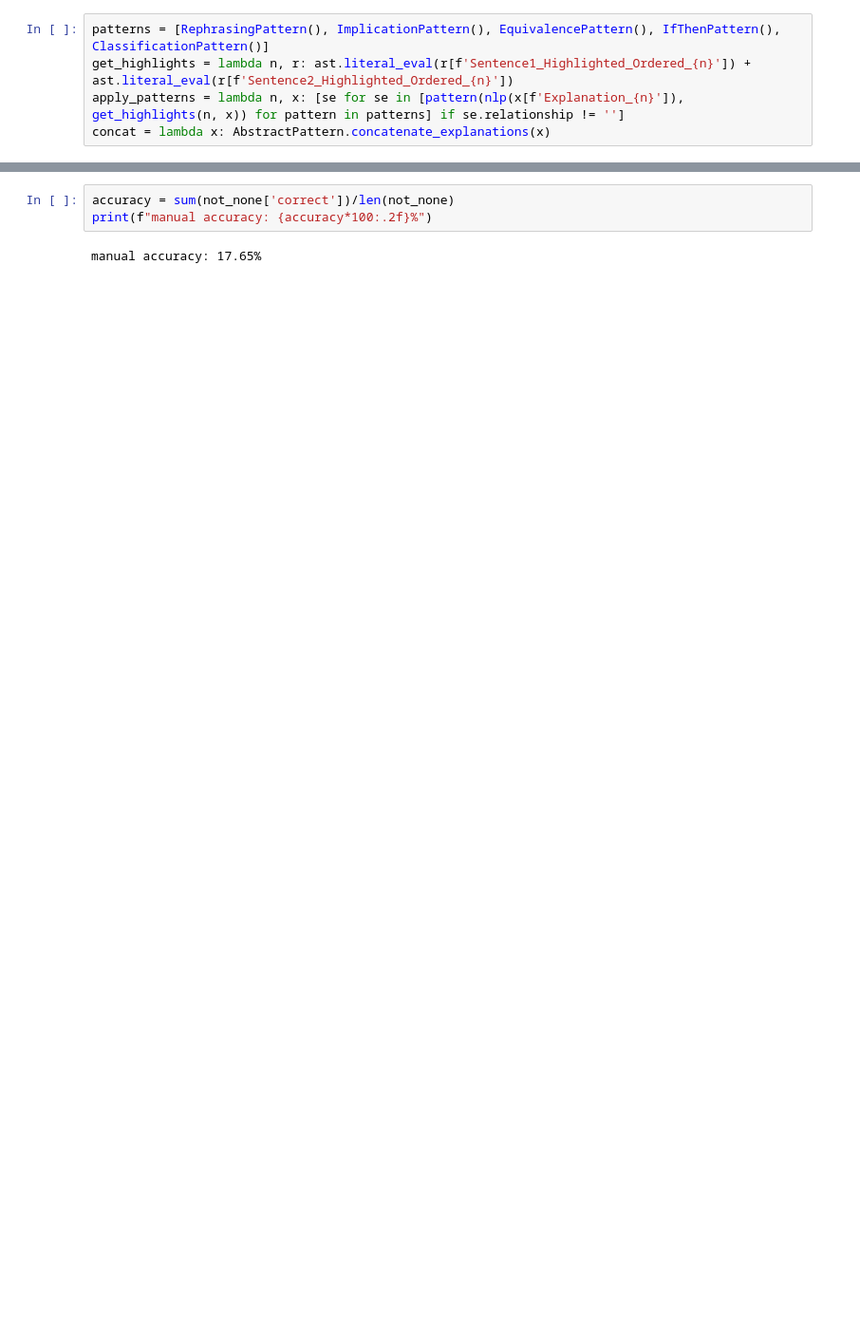
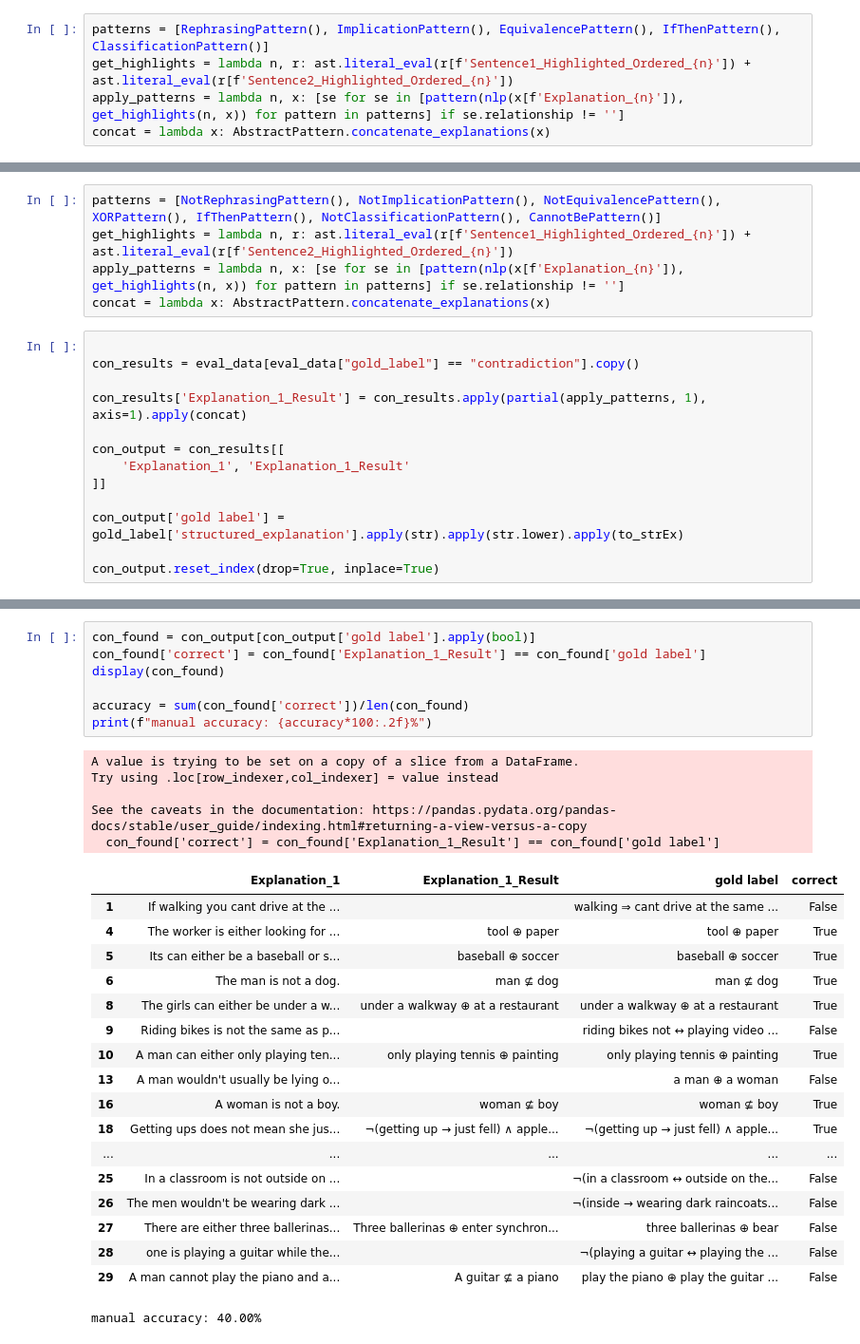
Before and after one commit to ceciliaiacometta/Structured-e-SNLI, a Jupyter notebook: quality_test.ipynb, the cells around one changed output, grey strips where cells are left out. Shown at 95% size. Cells and saved outputs as stored; diff of their text form; blank space fills up the shorter version.

```diff
--- a/quality_test.ipynb
+++ b/quality_test.ipynb
@@ -106,0 +97,18 @@ See the caveats in the documentation: https://pandas.pydata.org/pandas-docs/stab
+# %%
+patterns = [NotRephrasingPattern(), NotImplicationPattern(), NotEquivalencePattern(), XORPattern(), IfThenPattern(), NotClassificationPattern(), CannotBePattern()]
+get_highlights = lambda n, r: ast.literal_eval(r[f'Sentence1_Highlighted_Ordered_{n}']) + ast.literal_eval(r[f'Sentence2_Highlighted_Ordered_{n}'])
+apply_patterns = lambda n, x: [se for se in [pattern(nlp(x[f'Explanation_{n}']), get_highlights(n, x)) for pattern in patterns] if se.relationship != '']
+concat = lambda x: AbstractPattern.concatenate_explanations(x)
+# %%
+
+con_results = eval_data[eval_data["gold_label"] == "contradiction"].copy()
+
+con_results['Explanation_1_Result'] = con_results.apply(partial(apply_patterns, 1), axis=1).apply(concat)
+
+con_output = con_results[[
+    'Explanation_1', 'Explanation_1_Result'
+]]
+
+con_output['gold label'] = gold_label['structured_explanation'].apply(str).apply(str.lower).apply(to_strEx)
+
+con_output.reset_index(drop=True, inplace=True)
@@ -107,5 +121,31 @@ See the caveats in the documentation: https://pandas.pydata.org/pandas-docs/stab
 # %%
-accuracy = sum(not_none['correct'])/len(not_none)
+con_found = con_output[con_output['gold label'].apply(bool)]
+con_found['correct'] = con_found['Explanation_1_Result'] == con_found['gold label']
+display(con_found)
+
+accuracy = sum(con_found['correct'])/len(con_found)
 print(f"manual accuracy: {accuracy*100:.2f}%")
 # %% [output]
-manual accuracy: 17.65%
+A value is trying to be set on a copy of a slice from a DataFrame.
+Try using .loc[row_indexer,col_indexer] = value instead
+
+See the caveats in the documentation: https://pandas.pydata.org/pandas-docs/stable/user_guide/indexing.html#returning-a-view-versus-a-copy
+  con_found['correct'] = con_found['Explanation_1_Result'] == con_found['gold label']
+|  | Explanation_1 | Explanation_1_Result | gold label | correct |
+| 1 | If walking you cant drive at the ... |  | walking ⇒ cant drive at the same ... | False |
+| 4 | The worker is either looking for ... | tool ⊕ paper | tool ⊕ paper | True |
+| 5 | Its can either be a baseball or s... | baseball ⊕ soccer | baseball ⊕ soccer | True |
+| 6 | The man is not a dog. | man ⊈ dog | man ⊈ dog | True |
+| 8 | The girls can either be under a w... | under a walkway ⊕ at a restaurant | under a walkway ⊕ at a restaurant | True |
+| 9 | Riding bikes is not the same as p... |  | riding bikes not ↔ playing video ... | False |
+| 10 | A man can either only playing ten... | only playing tennis ⊕ painting | only playing tennis ⊕ painting | True |
+| 13 | A man wouldn't usually be lying o... |  | a man ⊕ a woman | False |
+| 16 | A woman is not a boy. | woman ⊈ boy | woman ⊈ boy | True |
+| 18 | Getting ups does not mean she jus... | ¬(getting up → just fell) ∧ apple... | ¬(getting up → just fell) ∧ apple... | True |
+| ... | ... | ... | ... | ... |
+| 25 | In a classroom is not outside on ... |  | ¬(in a classroom ↔ outside on the... | False |
+| 26 | The men wouldn't be wearing dark ... |  | ¬(inside → wearing dark raincoats... | False |
+| 27 | There are either three ballerinas... | Three ballerinas ⊕ enter synchron... | three ballerinas ⊕ bear | False |
+| 28 | one is playing a guitar while the... |  | ¬(playing a guitar ↔ playing the ... | False |
+| 29 | A man cannot play the piano and a... | A guitar ⊈ a piano | play the piano ⊕ play the guitar ... | False |
+manual accuracy: 40.00%
```
Also changed, not shown: parts of 14 cells of this notebook, 6 other files.
